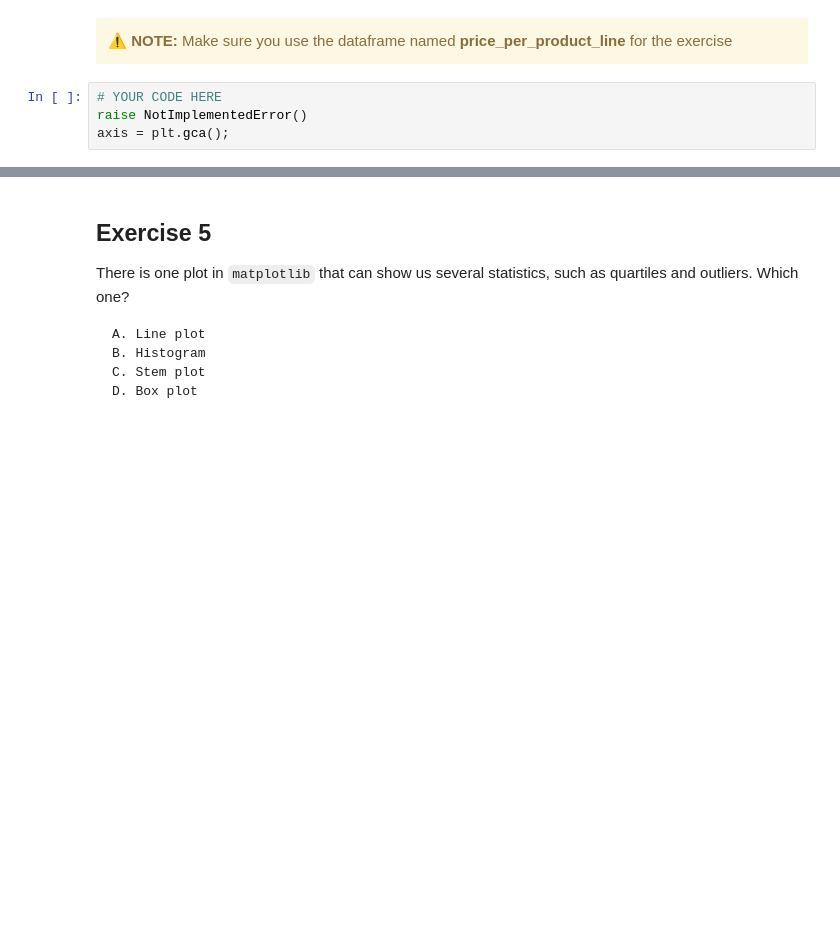
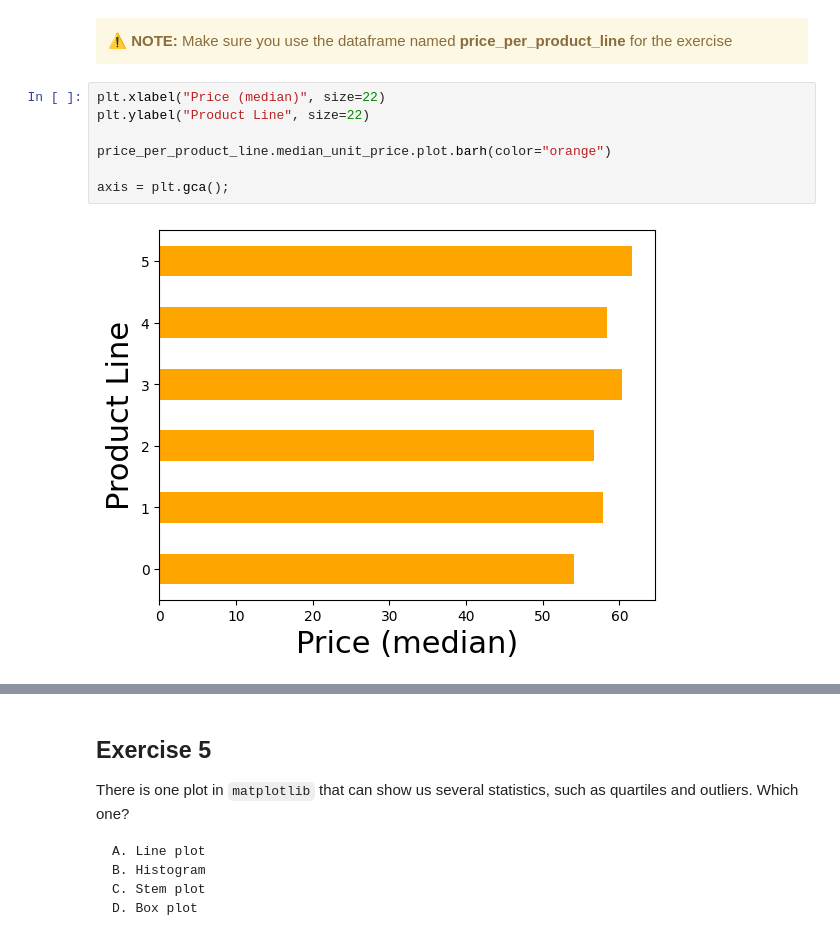
Before and after one commit to carlos-regis/ldsa-admission, a Jupyter notebook: SLU03 - Visualization with Pandas and Matplotlib/Exercise notebook.ipynb, the cells around one changed output, grey strips where cells are left out. Drawn from its saved outputs; the diff is of its cells as text; blank space fills up the shorter version.

```diff
--- a/SLU03 - Visualization with Pandas and Matplotlib/Exercise notebook.ipynb
+++ b/SLU03 - Visualization with Pandas and Matplotlib/Exercise notebook.ipynb
@@ -316,9 +342,14 @@ price_per_product_line
 ⚠️ <b>NOTE: </b>Make sure you use the dataframe named <b>price_per_product_line</b> for the exercise
 </div>
 # %%
-# YOUR CODE HERE
-raise NotImplementedError()
+plt.xlabel("Price (median)", size=22)
+plt.ylabel("Product Line", size=22)
+
+price_per_product_line.median_unit_price.plot.barh(color="orange")
+
 axis = plt.gca();
+# %% [output]
+[figure, added]
 # %%
 pc = PlotChecker(axis)
 pc._patches = np.array(pc.axis.patches)
```
Also changed, not shown: parts of 16 cells of this notebook, 1 other file.
